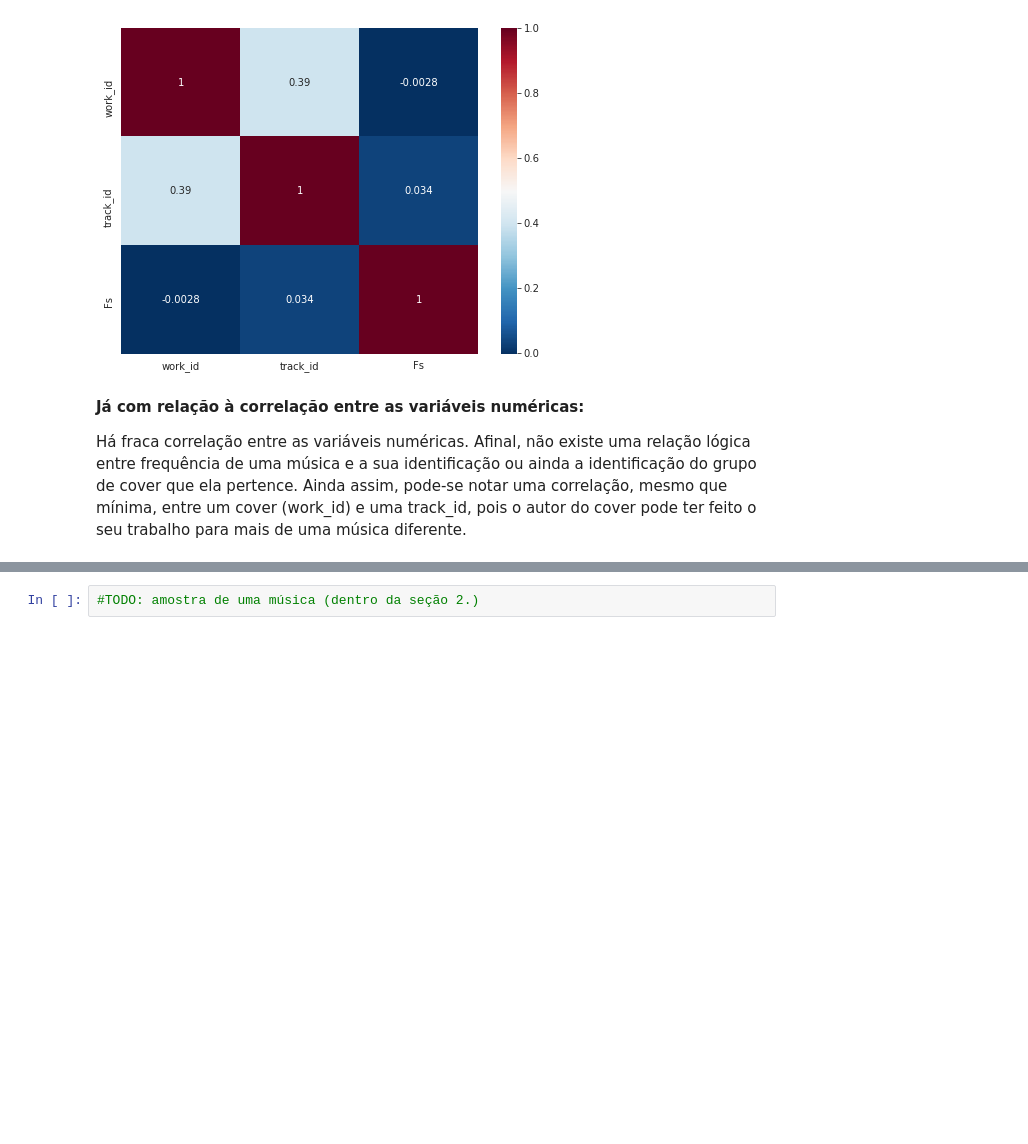
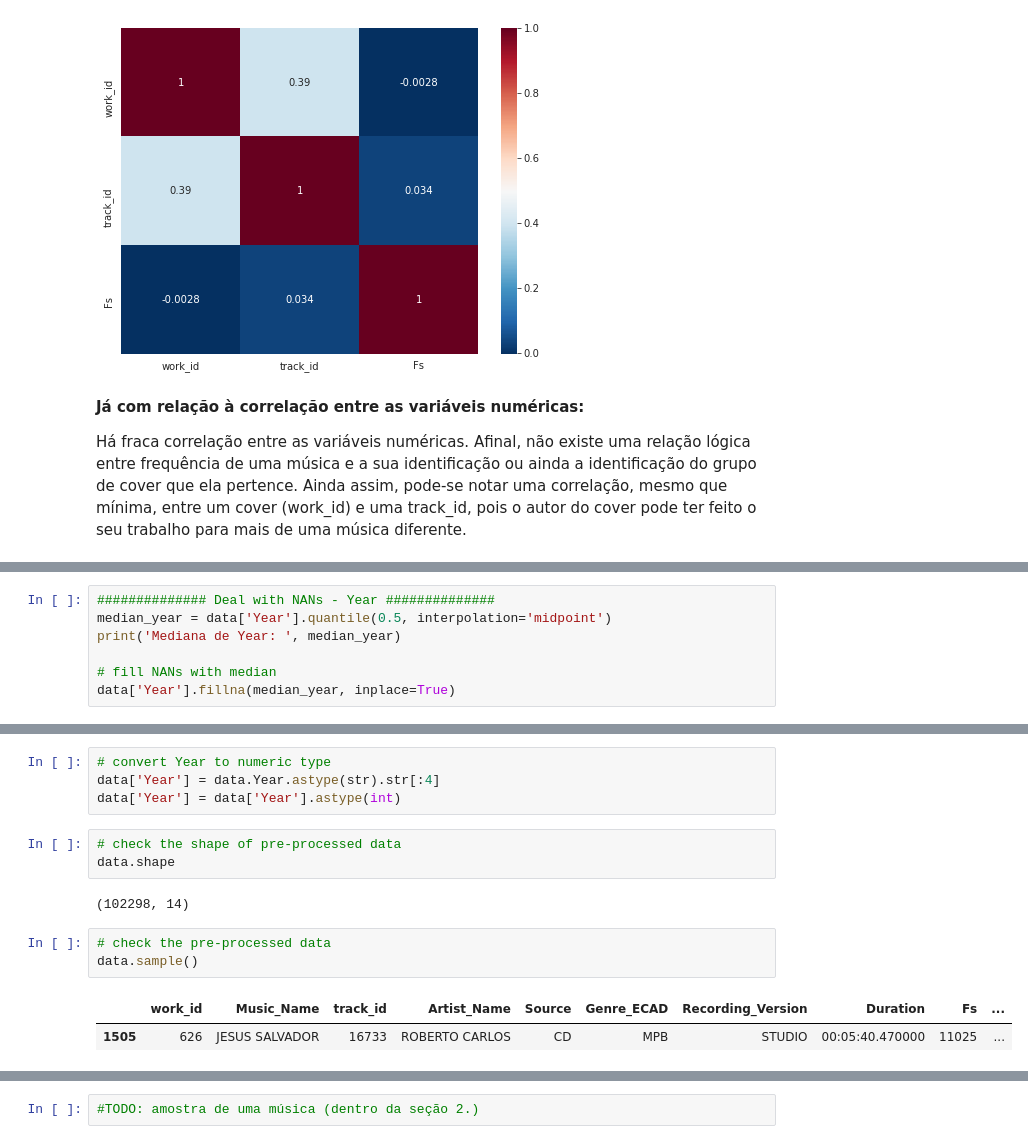
Before and after one commit to Andygrammer/CoverSongIdentification, a Jupyter notebook: CoverSongIdentification.ipynb, the cells around one changed output, grey strips where cells are left out. Drawn from its saved outputs; the diff is of its cells as text; blank space fills up the shorter version.

```diff
--- a/CoverSongIdentification.ipynb
+++ b/CoverSongIdentification.ipynb
@@ -436,0 +479,7 @@ Há fraca correlação entre as variáveis numéricas. Afinal, não existe uma r
+# %%
+############## Deal with NANs - Year ##############
+median_year = data['Year'].quantile(0.5, interpolation='midpoint')
+print('Mediana de Year: ', median_year)
+
+# fill NANs with median
+data['Year'].fillna(median_year, inplace=True)
@@ -436,0 +507,15 @@ Há fraca correlação entre as variáveis numéricas. Afinal, não existe uma r
+# %%
+# convert Year to numeric type
+data['Year'] = data.Year.astype(str).str[:4]
+data['Year'] = data['Year'].astype(int)
+# %%
+# check the shape of pre-processed data
+data.shape
+# %% [output]
+(102298, 14)
+# %%
+# check the pre-processed data
+data.sample()
+# %% [output]
+|  | work_id | Music_Name | track_id | Artist_Name | Source | Genre_ECAD | Recording_Version | Duration | Fs | ... |
+| 1505 | 626 | JESUS SALVADOR | 16733 | ROBERTO CARLOS | CD | MPB | STUDIO | 00:05:40.470000 | 11025 | ... |
```
Also changed, not shown: parts of 37 cells of this notebook.
